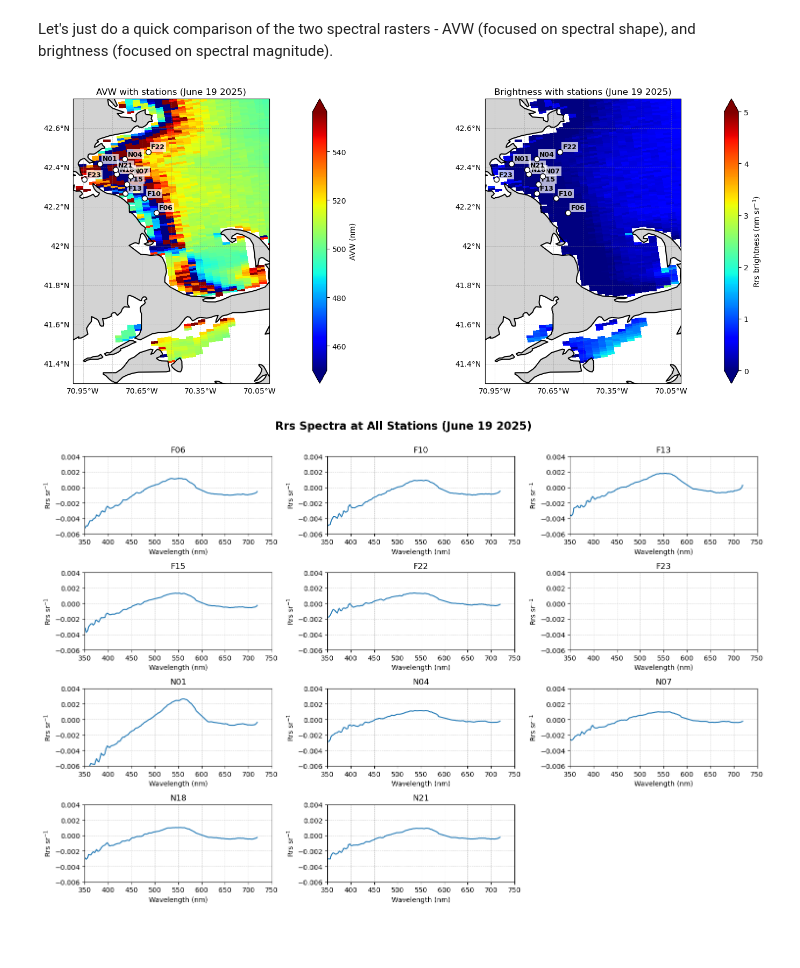
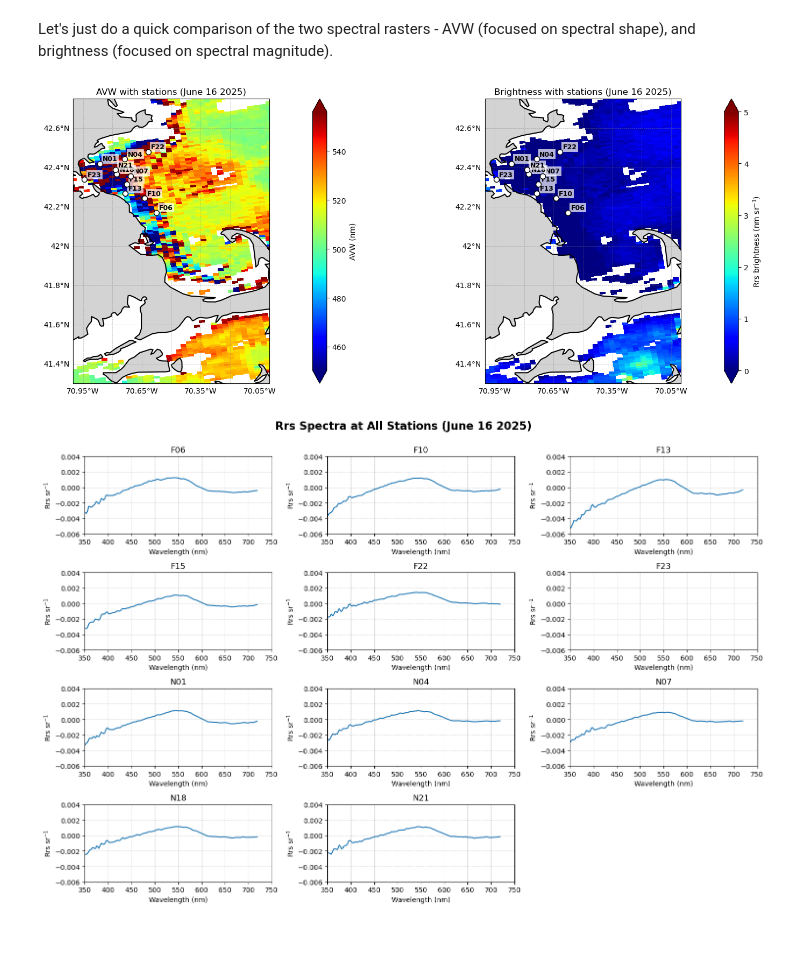
Before and after one commit to fish-pace/2026-proj-phyto-community-structure, a Jupyter notebook: contributor_folders/cassie/Rrs_Mass_Bay.ipynb, the cells around one changed output. Saved outputs shown, nothing was run; the diff lists cells and outputs as text; code cells hidden in the pictures.

```diff
--- a/contributor_folders/cassie/Rrs_Mass_Bay.ipynb
+++ b/contributor_folders/cassie/Rrs_Mass_Bay.ipynb
@@ -16,7 +16,7 @@ bbox = (-71.7, 40.6, -67.8, 43.5)
 import xarray as xr
 results = earthaccess.search_data(
     short_name = "PACE_OCI_L2_AOP",
-    temporal = ("2025-06-19", "2025-06-19"),
+    temporal = ("2025-06-16", "2025-06-16"),
     bounding_box = bbox
 )
 
@@ -35,7 +36,7 @@ fileset = earthaccess.open(results);
 This is level 2 data and unlike level 3 data, it has groups. We need to use `open_datatree()` and `merge().
 # %%
 # open_datatree is for netcdf files with groups
-datatree = xr.open_datatree(fileset[1], decode_timedelta=False, chunks={})
+datatree = xr.open_datatree(fileset[2], decode_timedelta=False, chunks={})
 datatree.groups
 # %% [output]
 ('/',
@@ -139,37 +140,37 @@ gl.right_labels = False
 
 avw_da.plot(x="longitude", y="latitude", cmap="jet", vmin=vmin, vmax=vmax, ax=ax, cbar_kwargs={"pad": 0.1, "label": "AVW (nm)"})
 
 for name, lat, lon in stations:
     ax.scatter(lon, lat, s=50, color="white", edgecolor="black", linewidth=1, zorder=5)
     ax.text(lon + 0.015, lat + 0.015, name, fontsize=9, fontweight="bold", color="black", bbox=dict(facecolor="white", edgecolor="none", alpha=0.7, pad=1.5))
 
-ax.set_title("AVW with stations (June 19 2025)")
+ax.set_title("AVW with stations (June 16 2025)")
 
 # Brightness Plot
 ax = axes[1]
 
 ax.coastlines(linewidth=1.5)
 ax.add_feature(cfeature.LAND, facecolor="lightgray", zorder=0)
 ax.set_extent([-71, -70, 41.3, 42.75], crs=ccrs.PlateCarree())
 gl = ax.gridlines(draw_labels=True, linewidth=0.5,linestyle="--", color="gray", alpha=0.5)
 gl.top_labels = False
 gl.right_labels = False
 
 brightness.plot(ax=ax, x="longitude", y="latitude", cmap="jet", vmin=0, vmax=5, cbar_kwargs={"pad": 0.1, "label": "Rrs brightness (nm sr$^{-1}$)"})
 
 for name, lat, lon in stations:
     ax.scatter(lon, lat, s=50, color="white", edgecolor="black", linewidth=1, zorder=5)
     ax.text(lon + 0.015, lat + 0.015, name, fontsize=9, fontweight="bold", color="black", bbox=dict(facecolor="white", edgecolor="none", alpha=0.7, pad=1.5))
 
-ax.set_title("Brightness with stations (June 19 2025)")
+ax.set_title("Brightness with stations (June 16 2025)")
 
 fig.tight_layout()
 
-fig.savefig("avw_brightness_stations_20250619.png",dpi=300,bbox_inches="tight")
+fig.savefig("avw_brightness_stations_20250616.png",dpi=300,bbox_inches="tight")
 
 plt.show()
 # %% [output]
-[figure, old version]
+[figure, new version]
 # %%
 # Lat/lon grids
 lat_grid = ds["latitude"].values
@@ -209,14 +210,14 @@ for j in range(n_stations, len(axes)):
     fig.delaxes(axes[j])
 
 # Add global title
-fig.suptitle("Rrs Spectra at All Stations (June 19 2025)", fontsize=16, fontweight="bold", y=1)
+fig.suptitle("Rrs Spectra at All Stations (June 16 2025)", fontsize=16, fontweight="bold", y=1)
 
 fig.tight_layout()
 
-fig.savefig("rrs_spectra_all_stations_20250619.png",dpi=300,bbox_inches="tight")
+fig.savefig("rrs_spectra_all_stations_20250616.png",dpi=300,bbox_inches="tight")
 
 plt.show()
 # %% [output]
-[figure, old version]
+[figure, new version]
 # %% [markdown]
 ##
```
Also changed, not shown: parts of 3 cells of this notebook.
